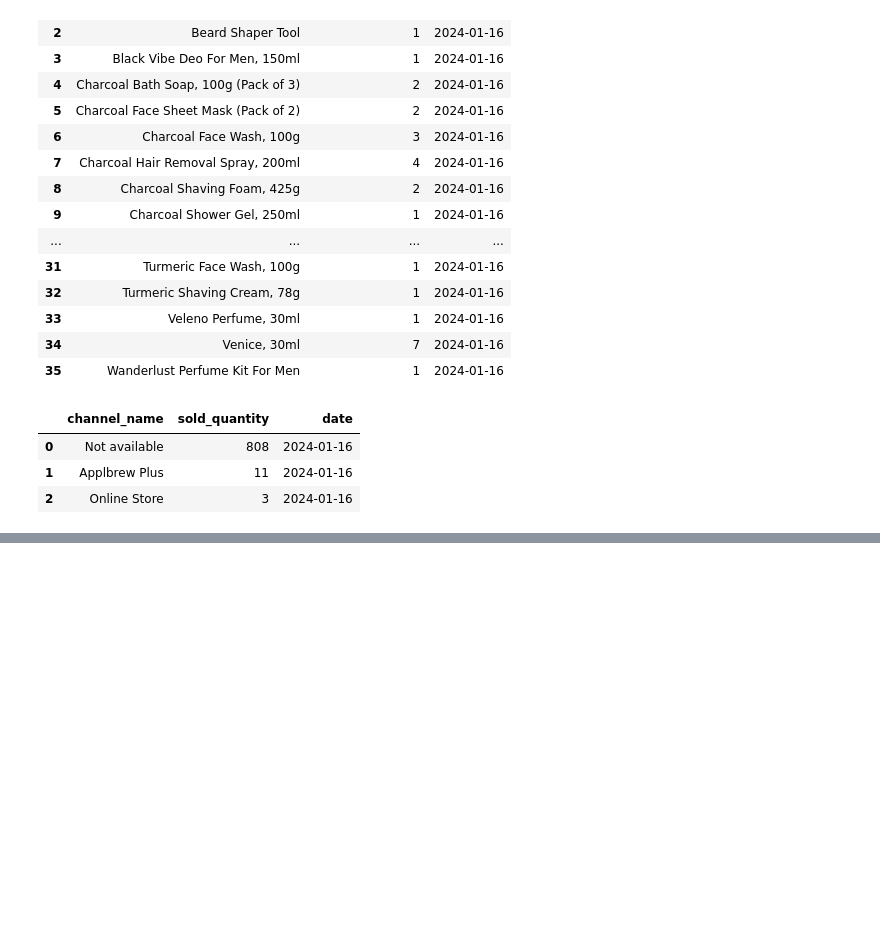
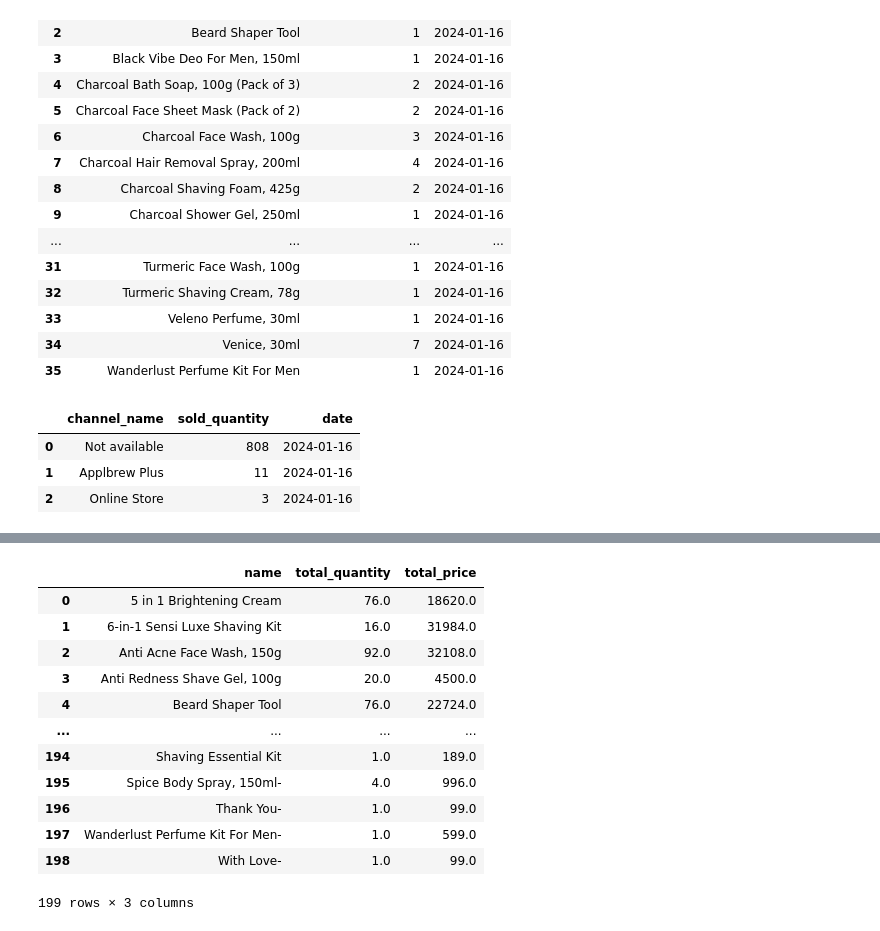
Before and after one commit to vivxircls/analytics, a Jupyter notebook: ana_dashboard/ju_tests/Untitled1.ipynb, the cells around one changed output, grey strips where cells are left out. Cells and saved outputs as stored; diff of their text form; code cells hidden in the pictures; blank space fills up the shorter version.

```diff
--- a/ana_dashboard/ju_tests/Untitled1.ipynb
+++ b/ana_dashboard/ju_tests/Untitled1.ipynb
@@ -143,0 +221,27 @@ df_channels.to_sql(
+# %%
+df=read_sql_query(
+    '''
+    select name,sum(quantity) as total_quantity,
+sum(total_price) as total_price
+from bombayshavingtop_products where date between "2024-01-16" and "2024-01-18"
+group by name
+;
+    ''',
+    engine
+)
+# %%
+df
+# %% [output]
+|  | name | total_quantity | total_price |
+| 0 | 5 in 1 Brightening Cream | 76.0 | 18620.0 |
+| 1 | 6-in-1 Sensi Luxe Shaving Kit | 16.0 | 31984.0 |
+| 2 | Anti Acne Face Wash, 150g | 92.0 | 32108.0 |
+| 3 | Anti Redness Shave Gel, 100g | 20.0 | 4500.0 |
+| 4 | Beard Shaper Tool | 76.0 | 22724.0 |
+| ... | ... | ... | ... |
+| 194 | Shaving Essential Kit | 1.0 | 189.0 |
+| 195 | Spice Body Spray, 150ml- | 4.0 | 996.0 |
+| 196 | Thank You- | 1.0 | 99.0 |
+| 197 | Wanderlust Perfume Kit For Men- | 1.0 | 599.0 |
+| 198 | With Love- | 1.0 | 99.0 |
+199 rows × 3 columns
```
Also changed, not shown: parts of 24 cells of this notebook, 3 other files.
